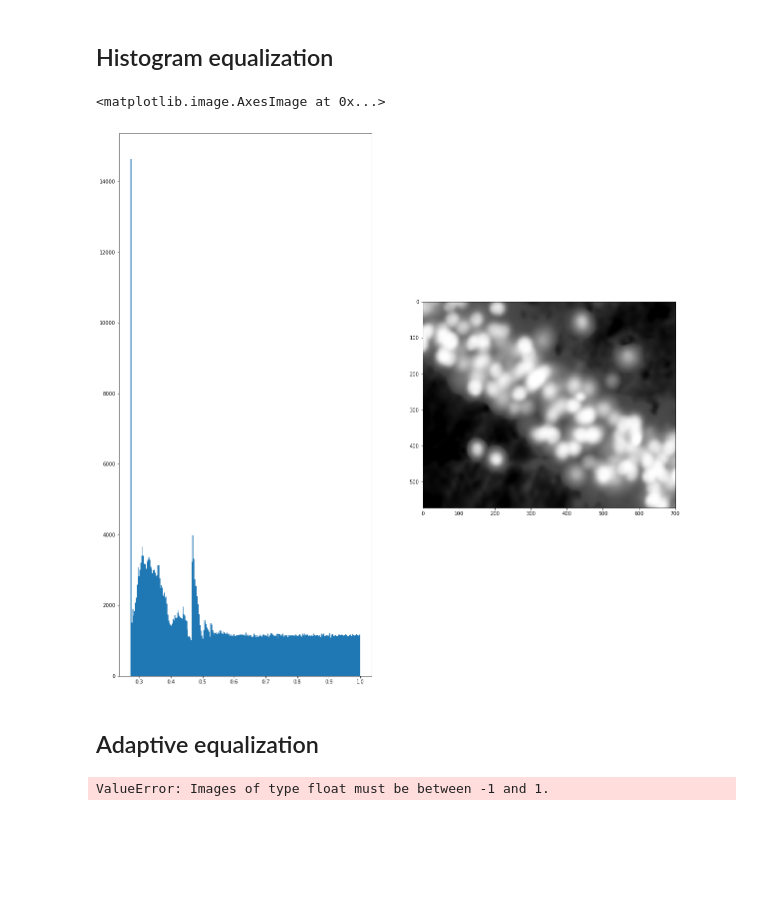
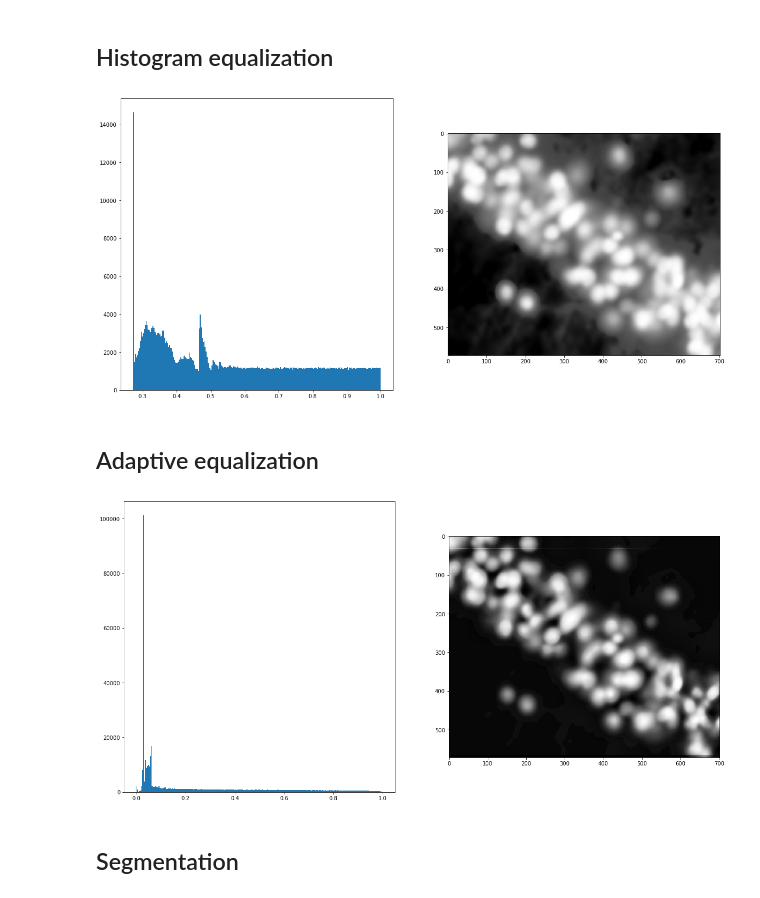
Before and after one commit to kpuhger/count-cellula, a Jupyter notebook: notebooks/HEQ & segmentation.ipynb, the cells around one changed output. Saved outputs shown, nothing was run; the diff lists cells and outputs as text; code cells hidden in the pictures; blank space fills up the shorter version.

```diff
--- a/notebooks/HEQ & segmentation.ipynb
+++ b/notebooks/HEQ & segmentation.ipynb
@@ -70,23 +77,18 @@ ax[1].imshow(img_rescale, cmap='gray')
 # %% [markdown]
 ## Histogram equalization
-# %%
-img_eq = exposure.equalize_hist(test_blur_single)
-
-f, ax = plt.subplots(1,2, figsize=(20,20));
-ax[0].hist(img_eq.ravel(), bins=256)
-ax[1].imshow(img_eq, cmap='gray')
-# %% [output]
-<matplotlib.image.AxesImage at 0x...>
-[figure, removed]
+# %%
+img_eq = exposure.equalize_hist(test_blur_single)
+
+img_hist(img_eq)
+# %% [output]
+[figure, added]
 # %% [markdown]
 ## Adaptive equalization
-# %%
-img_adapteq = exposure.equalize_adapthist(test_blur_single, clip_limit=0.03)
-
-f, ax = plt.subplots(1,2, figsize=(20,20));
-ax[0].hist(img_adapteq.ravel(), bins=256)
-ax[1].imshow(img_adapteq, cmap='gray')
-# %% [output]
-ValueError: Images of type float must be between -1 and 1.
+# %%
+img_adapteq = exposure.equalize_adapthist(test_blur_single, clip_limit=0.03)
+
+img_hist(img_adapteq)
+# %% [output]
+[figure, added]
 # %% [markdown]
-##
+## Segmentation
```
Also changed, not shown: parts of 12 cells of this notebook.
